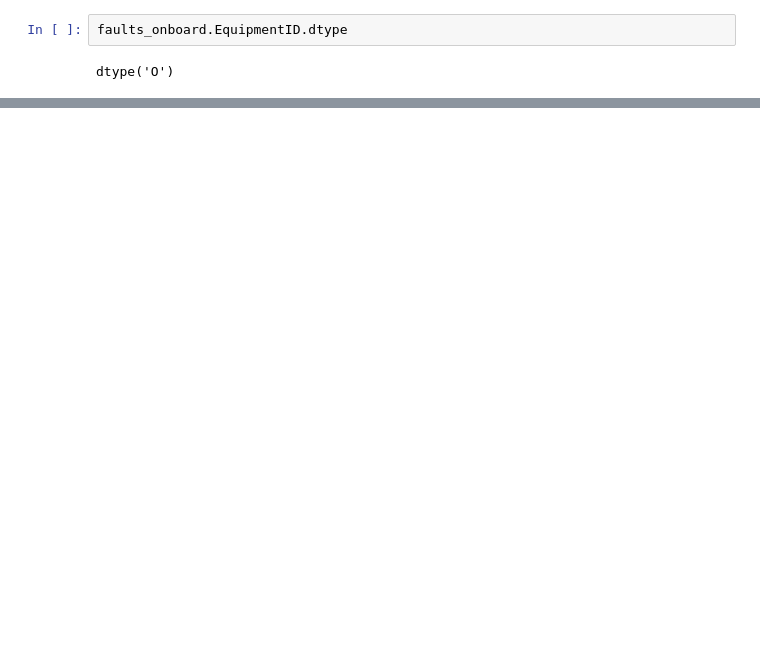
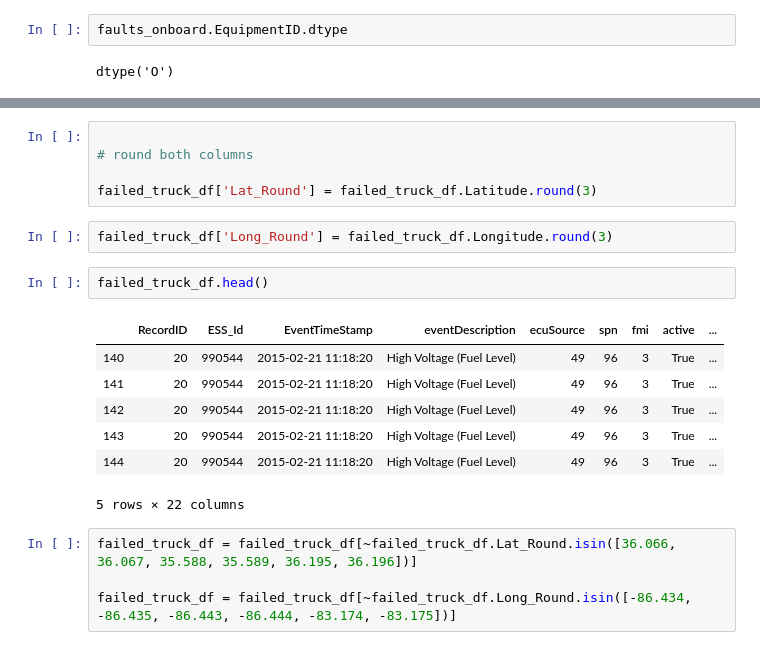
Before and after one commit to Barrett-Rogers/dq8-kingpins, a Jupyter notebook: Big_G.ipynb, the cells around one changed output, grey strips where cells are left out. Saved outputs shown, nothing was run; the diff lists cells and outputs as text; blank space fills up the shorter version.

```diff
--- a/Big_G.ipynb
+++ b/Big_G.ipynb
@@ -196,0 +241,21 @@ SyntaxError: unexpected EOF while parsing (<ipython-input-90-5e96c0e74f9f>, line
+# %%
+
+# round both columns
+
+failed_truck_df['Lat_Round'] = failed_truck_df.Latitude.round(3)
+# %%
+failed_truck_df['Long_Round'] = failed_truck_df.Longitude.round(3)
+# %%
+failed_truck_df.head()
+# %% [output]
+|  | RecordID | ESS_Id | EventTimeStamp | eventDescription | ecuSource | spn | fmi | active | ... |
+| 140 | 20 | 990544 | 2015-02-21 11:18:20 | High Voltage (Fuel Level) | 49 | 96 | 3 | True | ... |
+| 141 | 20 | 990544 | 2015-02-21 11:18:20 | High Voltage (Fuel Level) | 49 | 96 | 3 | True | ... |
+| 142 | 20 | 990544 | 2015-02-21 11:18:20 | High Voltage (Fuel Level) | 49 | 96 | 3 | True | ... |
+| 143 | 20 | 990544 | 2015-02-21 11:18:20 | High Voltage (Fuel Level) | 49 | 96 | 3 | True | ... |
+| 144 | 20 | 990544 | 2015-02-21 11:18:20 | High Voltage (Fuel Level) | 49 | 96 | 3 | True | ... |
+5 rows × 22 columns
+# %%
+failed_truck_df = failed_truck_df[~failed_truck_df.Lat_Round.isin([36.066, 36.067, 35.588, 35.589, 36.195, 36.196])]
+
+failed_truck_df = failed_truck_df[~failed_truck_df.Long_Round.isin([-86.434, -86.435, -86.443, -86.444, -83.174, -83.175])]
```
Also changed, not shown: parts of 25 cells of this notebook.
